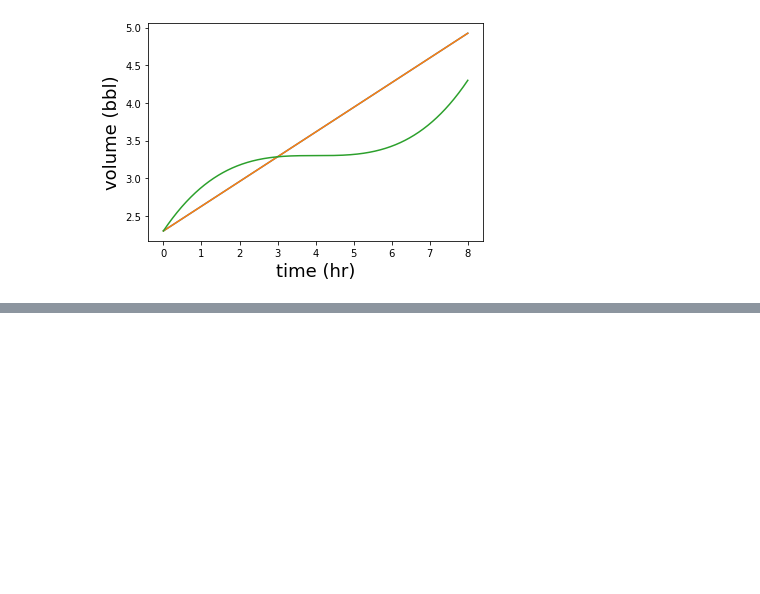
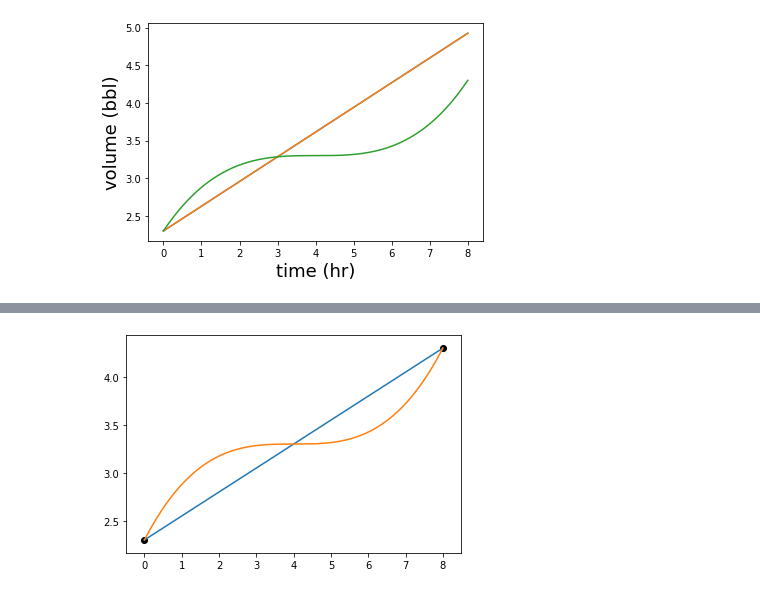
Before and after one commit to sergiovasquez122/Mathematics-for-programmers, a Jupyter notebook: chapter8.ipynb, the cells around one changed output, grey strips where cells are left out. Drawn from its saved outputs; the diff is of its cells as text; code cells hidden in the pictures; blank space fills up the shorter version.

```diff
--- a/chapter8.ipynb
+++ b/chapter8.ipynb
@@ -86,0 +89,11 @@ plt.show()
+# %%
+def plot_secant(f, x1, x2, color = 'k'):
+    line = secant_line(f, x1, x2)
+    plot_function(line, x1, x2)
+    plt.scatter([x1, x2], [f(x1), f(x2)], c = color)
+# %%
+plot_secant(volume, 0, 8)
+plot_function(volume, 0, 8)
+plt.show()
+# %% [output]
+[figure, added]
```
Also changed, not shown: parts of 1 cell of this notebook.
